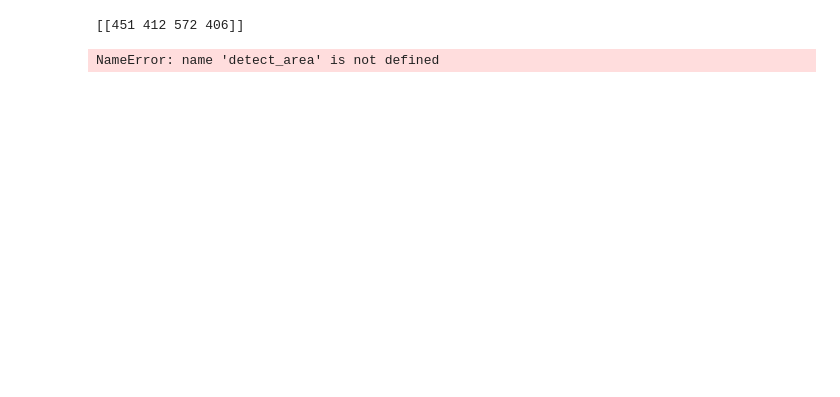
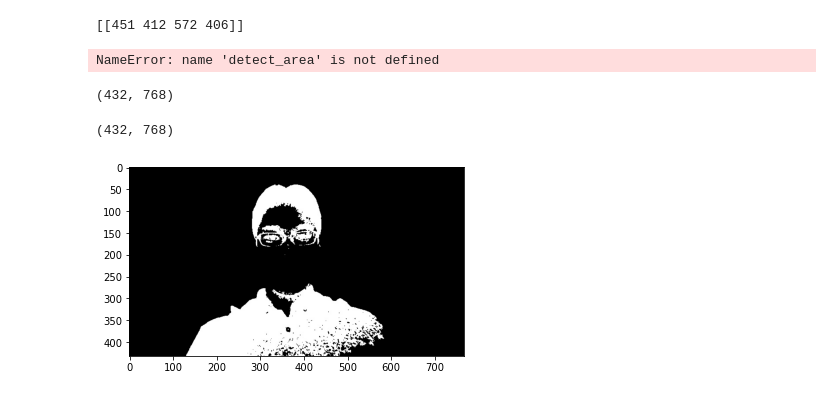
Before and after one commit to ess4536/miso-app, a Jupyter notebook: miso_shoulder.ipynb, the cells around one changed output. Cells and saved outputs as stored; diff of their text form; code cells hidden in the pictures; blank space fills up the shorter version.

```diff
--- a/miso_shoulder.ipynb
+++ b/miso_shoulder.ipynb
@@ -552,3 +567,50 @@ class MyImage(object):
     def get_size(img):
         height, width, channels = img.shape[:3]
         return height, width, channels
+# %%
+def remove_background(img):
+    # ゼロの空白画像を作成（imgと同じ寸法)
+    marker = np.zeros_like(img[:,:,0]).astype(np.int32)
+    # 背景部分を１で指定
+    # 手動でポイントを一つ一つ指定
+    marker[430][110] = 1
+    marker[308][164] = 1
+    marker[246][270] = 1
+    marker[32][268] = 1
+    marker[32][451] = 1
+    marker[264][451] = 1
+    marker[324][579] = 1
+    marker[430][640] = 1
+    # 切り取りたいパーツを指定
+    # 体とマスクと顔を色分けして分かりやすくしてる
+    marker[430][370] = 255    # body
+    marker[200][370] = 125    # mask
+    marker[150][370] = 62    # face
+
+    # マークされた画像を生成するアルゴリズム
+    marked = cv2.watershed(img, marker)
+    # 背景を黒にして、白にしたいものは白にする
+    marked[marked == 1] = 0
+    marked[marked > 1] = 255
+    # 3×3ピクセルのカーネルを使用して画像を薄くし、輪郭のディテールを失わないようにする
+    kernel = np.ones((3,3),np.uint8)
+    dilation = cv2.dilate(marked.astype(np.float32), kernel, iterations = 1)
+#     plt.imshow(dilation, 'gray')
+    print(dilation.shape)
+#     return dilation
+#     # 最初の画像に作成したマスクを適用
+    final_img = cv2.bitwise_and(img, img, mask=dilation.astype(np.uint8))
+    # BGR を RGB に変換することで、正確な色で画像を描画
+    b, g, r = cv2.split(final_img)
+    final_img = cv2.merge([r, g, b])
+    plt.imshow(final_img)
+    return final_img
+# %%
+img=cv2.imread('./data/images/diff.jpg')
+gray_image = remove_background(img)
+gray_image = cv2.cvtColor(gray_image,cv2.COLOR_BGR2GRAY)
+gray_image.shape
+# %% [output]
+(432, 768)
+(432, 768)
+[figure, added]
```
Also changed, not shown: parts of 8 cells of this notebook, 1 other file.
